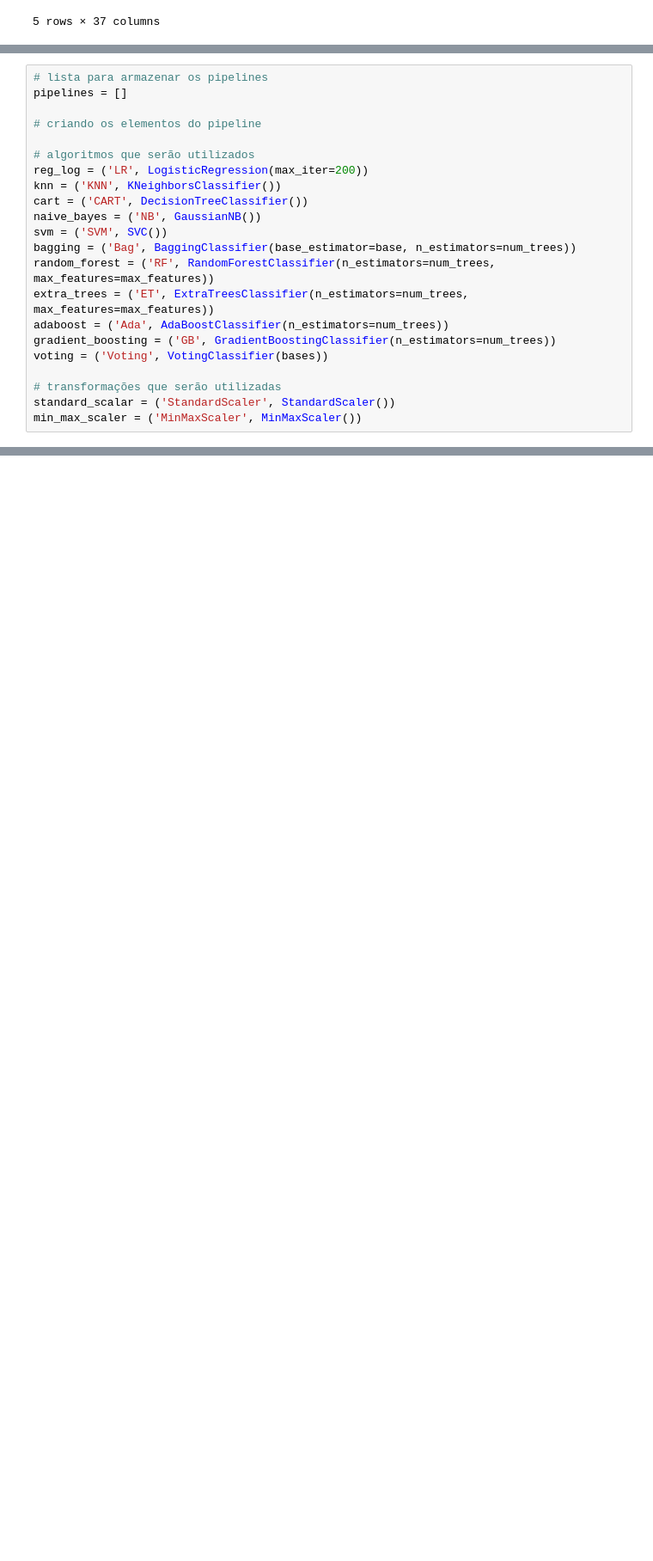
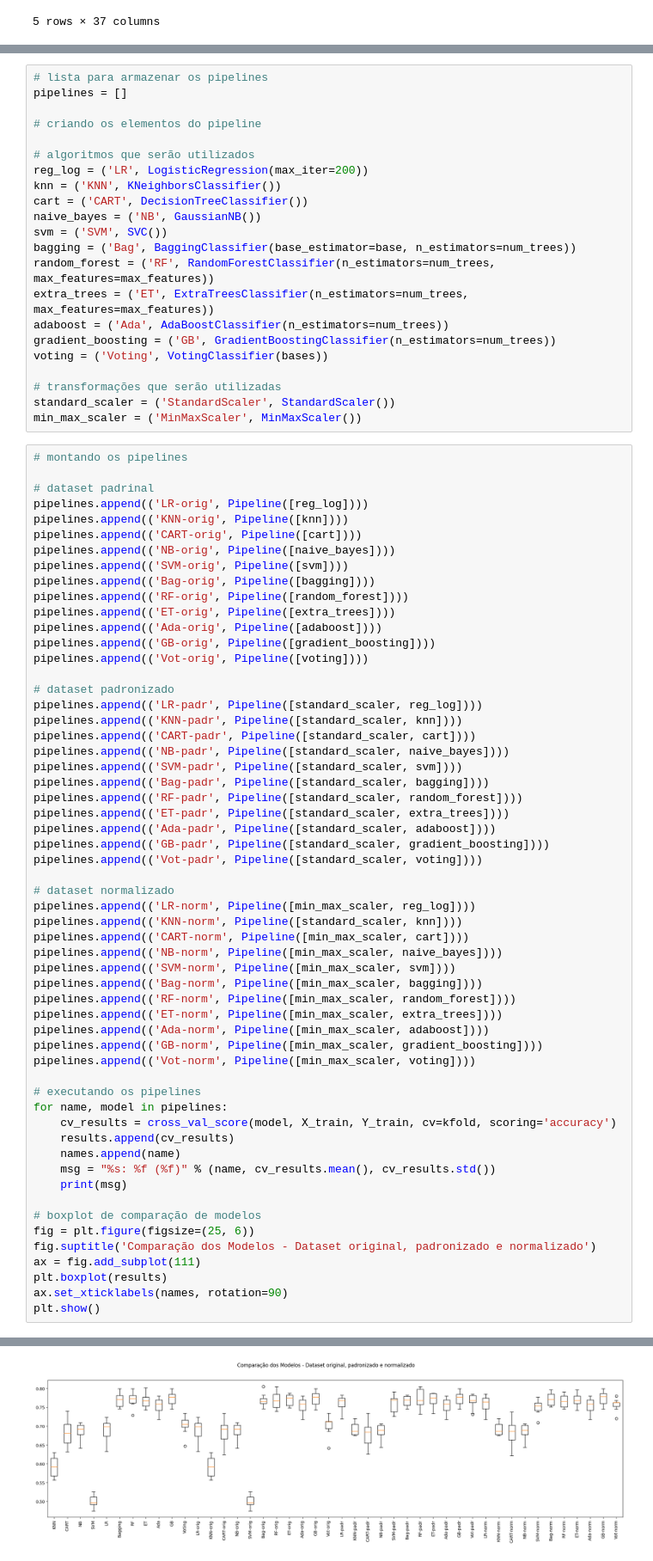
Before and after one commit to luis-rveiga/pucrj-cienciadadosanalytics, a Jupyter notebook: mvp-sprint-ii-machine-learning-analytics/mvp-sprint-ii-modelo-classico.ipynb, the cells around one changed output, grey strips where cells are left out. Shown at 86% size. Drawn from its saved outputs; the diff is of its cells as text; blank space fills up the shorter version.

```diff
--- a/mvp-sprint-ii-machine-learning-analytics/mvp-sprint-ii-modelo-classico.ipynb
+++ b/mvp-sprint-ii-machine-learning-analytics/mvp-sprint-ii-modelo-classico.ipynb
@@ -152,5 +152,63 @@ gradient_boosting = ('GB', GradientBoostingClassifier(n_estimators=num_trees))
 voting = ('Voting', VotingClassifier(bases))
 
 # transformações que serão utilizadas
-standard_scalar = ('StandardScaler', StandardScaler())
+standard_scaler = ('StandardScaler', StandardScaler())
 min_max_scaler = ('MinMaxScaler', MinMaxScaler())
+# %%
+# montando os pipelines
+
+# dataset padrinal
+pipelines.append(('LR-orig', Pipeline([reg_log])))
+pipelines.append(('KNN-orig', Pipeline([knn])))
+pipelines.append(('CART-orig', Pipeline([cart])))
+pipelines.append(('NB-orig', Pipeline([naive_bayes])))
+pipelines.append(('SVM-orig', Pipeline([svm])))
+pipelines.append(('Bag-orig', Pipeline([bagging])))
+pipelines.append(('RF-orig', Pipeline([random_forest])))
+pipelines.append(('ET-orig', Pipeline([extra_trees])))
+pipelines.append(('Ada-orig', Pipeline([adaboost])))
+pipelines.append(('GB-orig', Pipeline([gradient_boosting])))
+pipelines.append(('Vot-orig', Pipeline([voting])))
+
+# dataset padronizado
+pipelines.append(('LR-padr', Pipeline([standard_scaler, reg_log])))
+pipelines.append(('KNN-padr', Pipeline([standard_scaler, knn])))
+pipelines.append(('CART-padr', Pipeline([standard_scaler, cart])))
+pipelines.append(('NB-padr', Pipeline([standard_scaler, naive_bayes])))
+pipelines.append(('SVM-padr', Pipeline([standard_scaler, svm])))
+pipelines.append(('Bag-padr', Pipeline([standard_scaler, bagging])))
+pipelines.append(('RF-padr', Pipeline([standard_scaler, random_forest])))
+pipelines.append(('ET-padr', Pipeline([standard_scaler, extra_trees])))
+pipelines.append(('Ada-padr', Pipeline([standard_scaler, adaboost])))
+pipelines.append(('GB-padr', Pipeline([standard_scaler, gradient_boosting])))
+pipelines.append(('Vot-padr', Pipeline([standard_scaler, voting])))
+
+# dataset normalizado
+pipelines.append(('LR-norm', Pipeline([min_max_scaler, reg_log])))
+pipelines.append(('KNN-norm', Pipeline([standard_scaler, knn])))
+pipelines.append(('CART-norm', Pipeline([min_max_scaler, cart])))
+pipelines.append(('NB-norm', Pipeline([min_max_scaler, naive_bayes])))
+pipelines.append(('SVM-norm', Pipeline([min_max_scaler, svm])))
+pipelines.append(('Bag-norm', Pipeline([min_max_scaler, bagging])))
+pipelines.append(('RF-norm', Pipeline([min_max_scaler, random_forest])))
+pipelines.append(('ET-norm', Pipeline([min_max_scaler, extra_trees])))
+pipelines.append(('Ada-norm', Pipeline([min_max_scaler, adaboost])))
+pipelines.append(('GB-norm', Pipeline([min_max_scaler, gradient_boosting])))
+pipelines.append(('Vot-norm', Pipeline([min_max_scaler, voting])))
+
+# executando os pipelines
+for name, model in pipelines:
+    cv_results = cross_val_score(model, X_train, Y_train, cv=kfold, scoring='accuracy')
+    results.append(cv_results)
+    names.append(name)
+    msg = "%s: %f (%f)" % (name, cv_results.mean(), cv_results.std())
+    print(msg)
+
+# boxplot de comparação de modelos
+fig = plt.figure(figsize=(25, 6))
+fig.suptitle('Comparação dos Modelos - Dataset original, padronizado e normalizado')
+ax = fig.add_subplot(111)
+plt.boxplot(results)
+ax.set_xticklabels(names, rotation=90)
+plt.show()
+# %% [output]
@@ -156,0 +232 @@ min_max_scaler = ('MinMaxScaler', MinMaxScaler())
+[figure, added]
```
Also changed, not shown: parts of 8 cells of this notebook.
